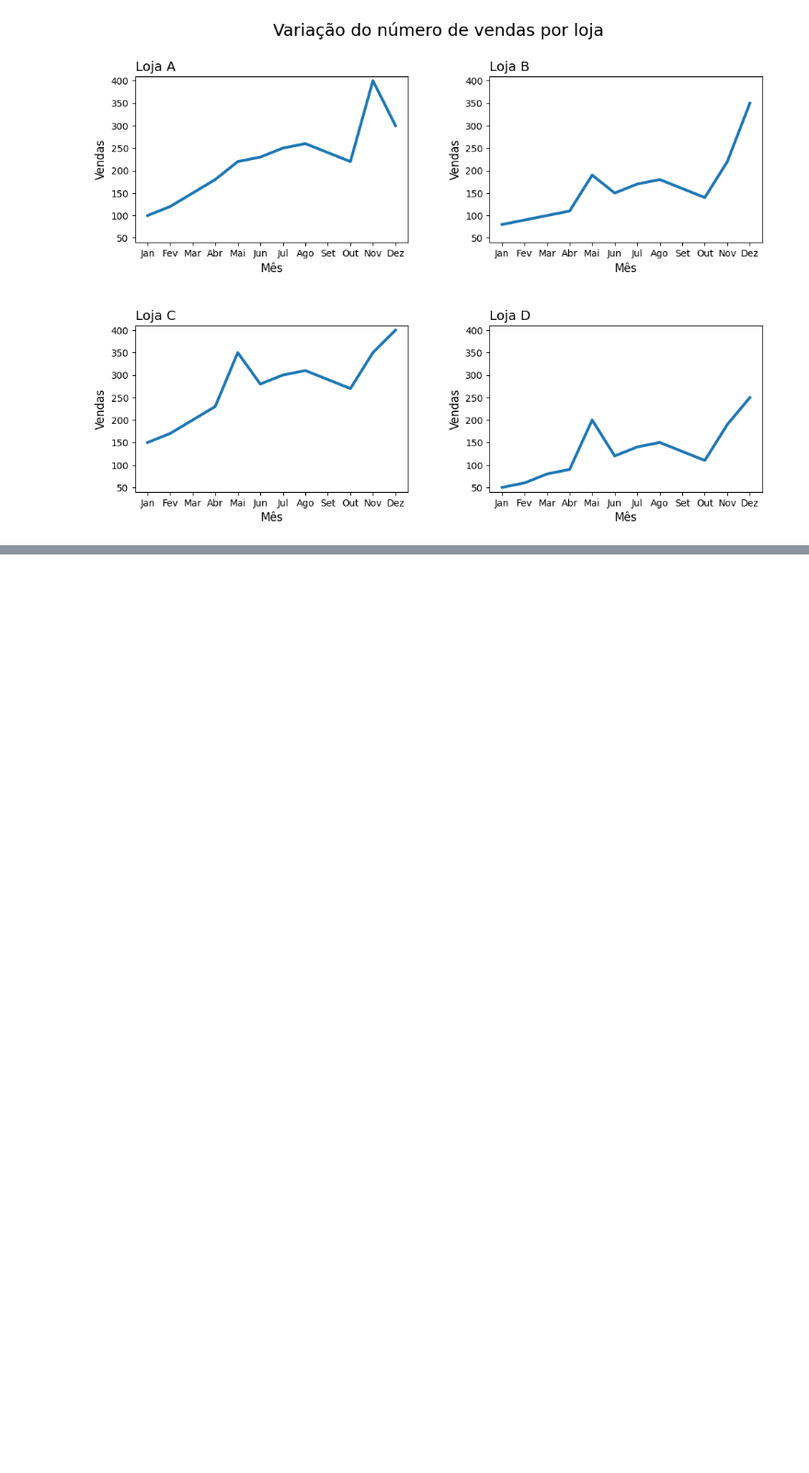
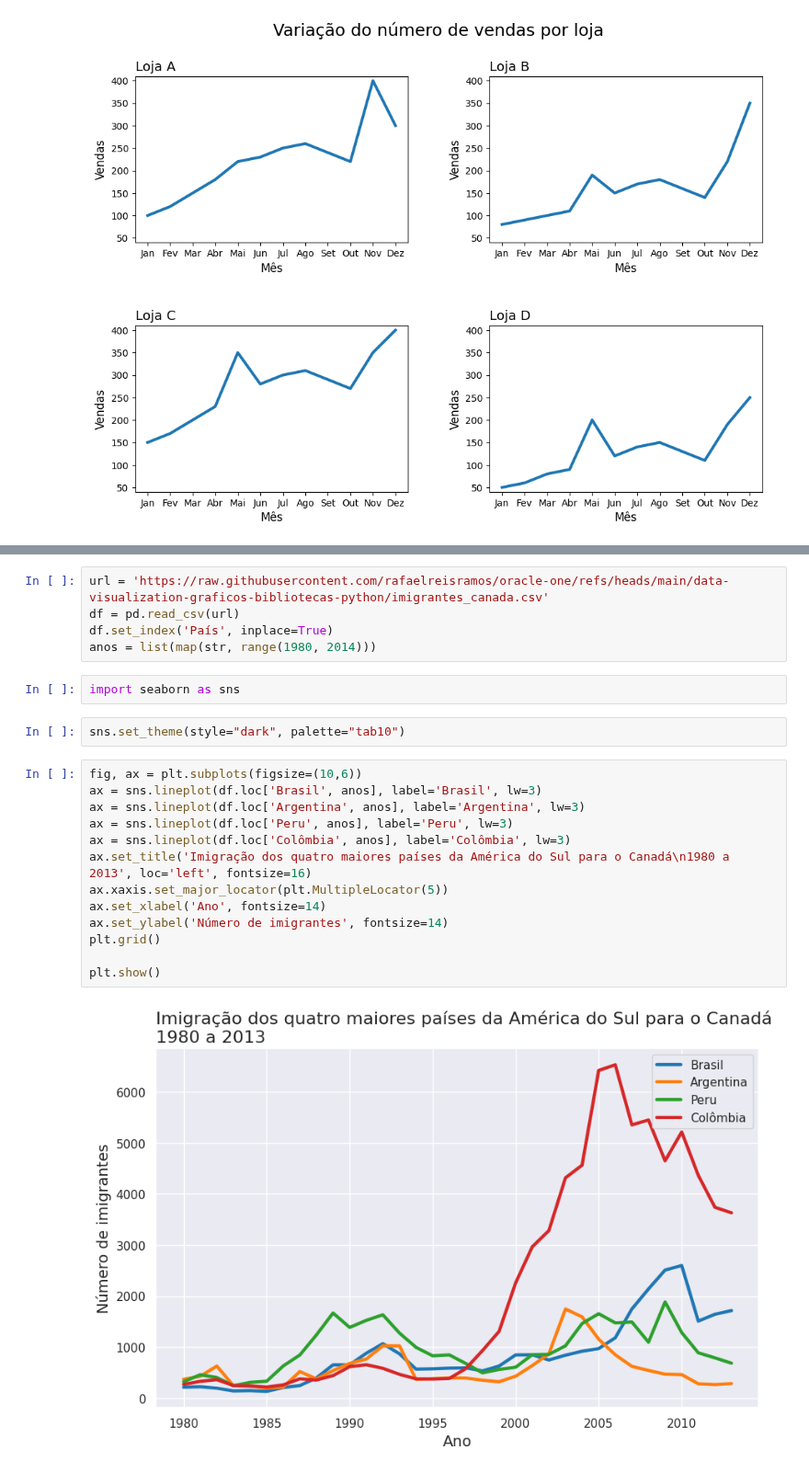
Before and after one commit to rafaelreisramos/oracle-one, a Jupyter notebook: data-visualization-graficos-bibliotecas-python/desafios.ipynb, the cells around one changed output, grey strips where cells are left out. Shown at 92% size. Saved outputs shown, nothing was run; the diff lists cells and outputs as text; blank space fills up the shorter version.

Commit message:
Desafio: criando um gráfico de linhas com a biblioteca Seaborn

```diff
--- a/data-visualization-graficos-bibliotecas-python/desafios.ipynb
+++ b/data-visualization-graficos-bibliotecas-python/desafios.ipynb
@@ -209,0 +221,24 @@ plt.show()
+# %%
+url = 'https://raw.githubusercontent.com/rafaelreisramos/oracle-one/refs/heads/main/data-visualization-graficos-bibliotecas-python/imigrantes_canada.csv'
+df = pd.read_csv(url)
+df.set_index('País', inplace=True)
+anos = list(map(str, range(1980, 2014)))
+# %%
+import seaborn as sns
+# %%
+sns.set_theme(style="dark", palette="tab10")
+# %%
+fig, ax = plt.subplots(figsize=(10,6))
+ax = sns.lineplot(df.loc['Brasil', anos], label='Brasil', lw=3)
+ax = sns.lineplot(df.loc['Argentina', anos], label='Argentina', lw=3)
+ax = sns.lineplot(df.loc['Peru', anos], label='Peru', lw=3)
+ax = sns.lineplot(df.loc['Colômbia', anos], label='Colômbia', lw=3)
+ax.set_title('Imigração dos quatro maiores países da América do Sul para o Canadá\n1980 a 2013', loc='left', fontsize=16)
+ax.xaxis.set_major_locator(plt.MultipleLocator(5))
+ax.set_xlabel('Ano', fontsize=14)
+ax.set_ylabel('Número de imigrantes', fontsize=14)
+plt.grid()
+
+plt.show()
+# %% [output]
+[figure, added]
```
Also changed, not shown: parts of 1 cell of this notebook.
